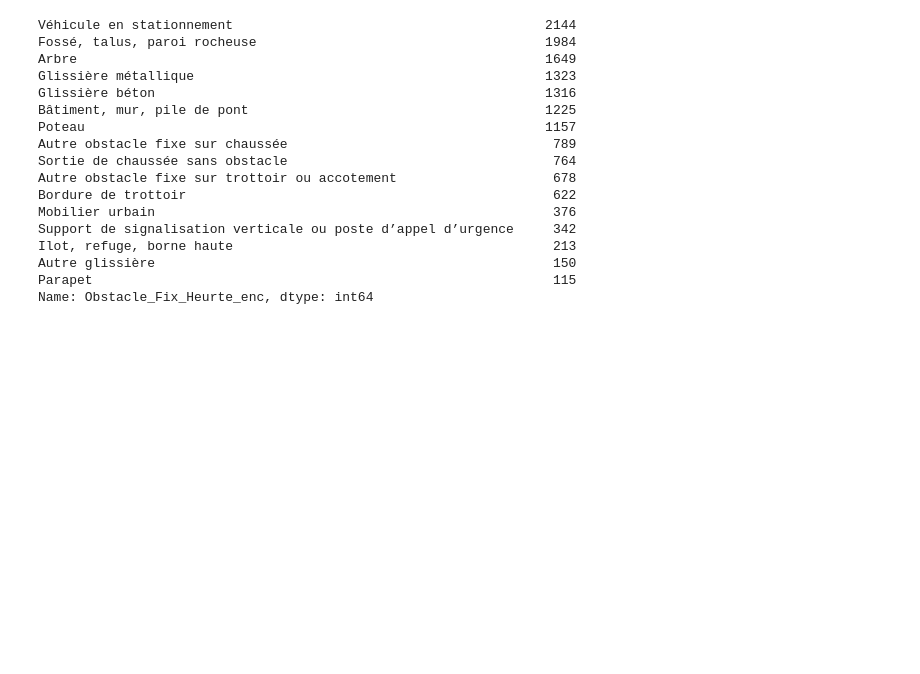
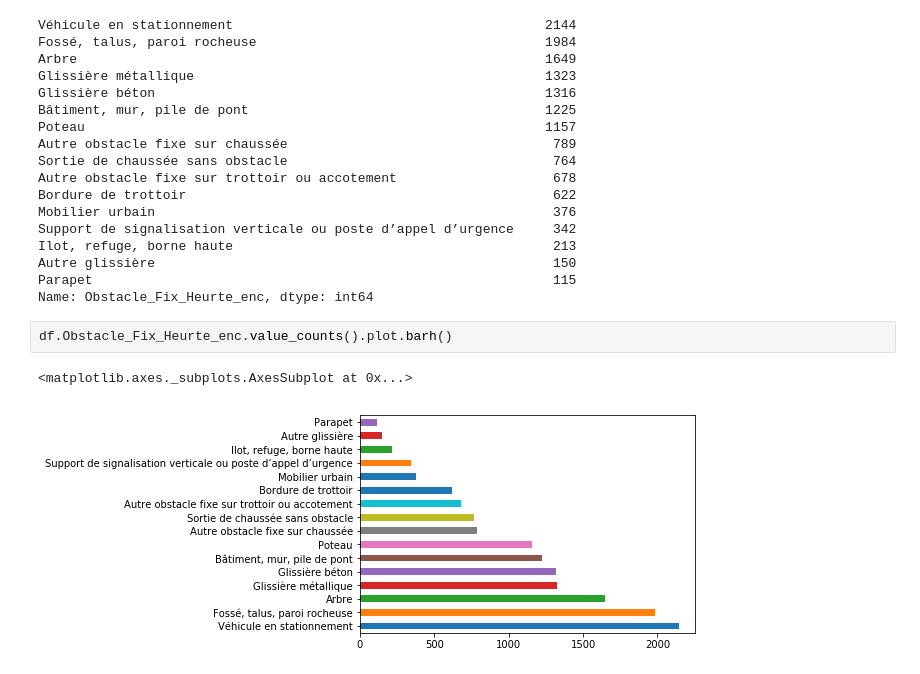
Before and after one commit to romainjouin/formation_python, a Jupyter notebook: ib02_battle_vehicules_gpeA.ipynb, the cells around one changed output. Cells and saved outputs as stored; diff of their text form; blank space fills up the shorter version.

```diff
--- a/ib02_battle_vehicules_gpeA.ipynb
+++ b/ib02_battle_vehicules_gpeA.ipynb
@@ -118,3 +120,8 @@ Ilot, refuge, borne haute                                         213
 Autre glissière                                                   150
 Parapet                                                           115
 Name: Obstacle_Fix_Heurte_enc, dtype: int64
+# %%
+df.Obstacle_Fix_Heurte_enc.value_counts().plot.barh()
+# %% [output]
+<matplotlib.axes._subplots.AxesSubplot at 0x...>
+[figure, added]
```
Also changed, not shown: parts of 1 cell of this notebook.
